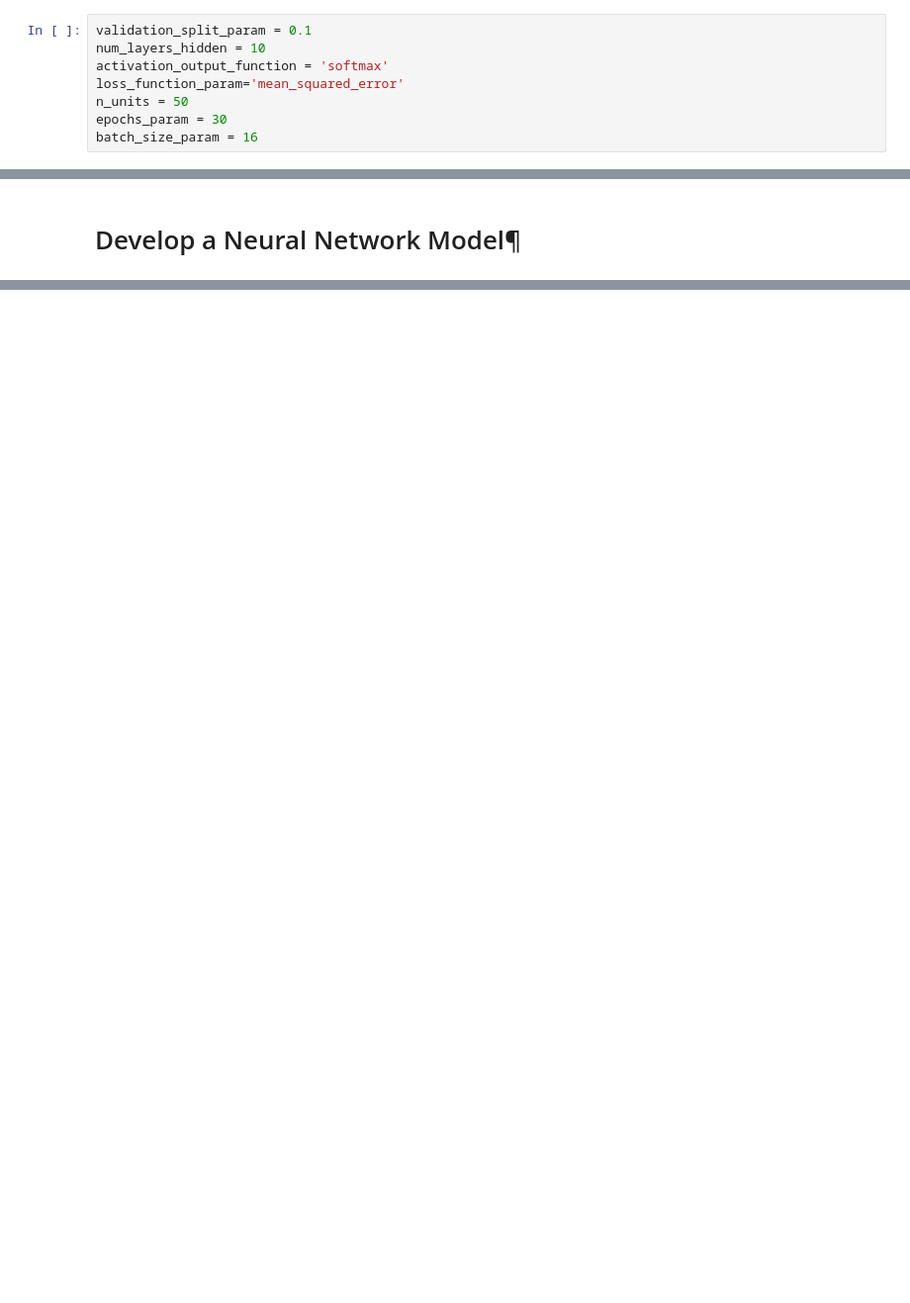
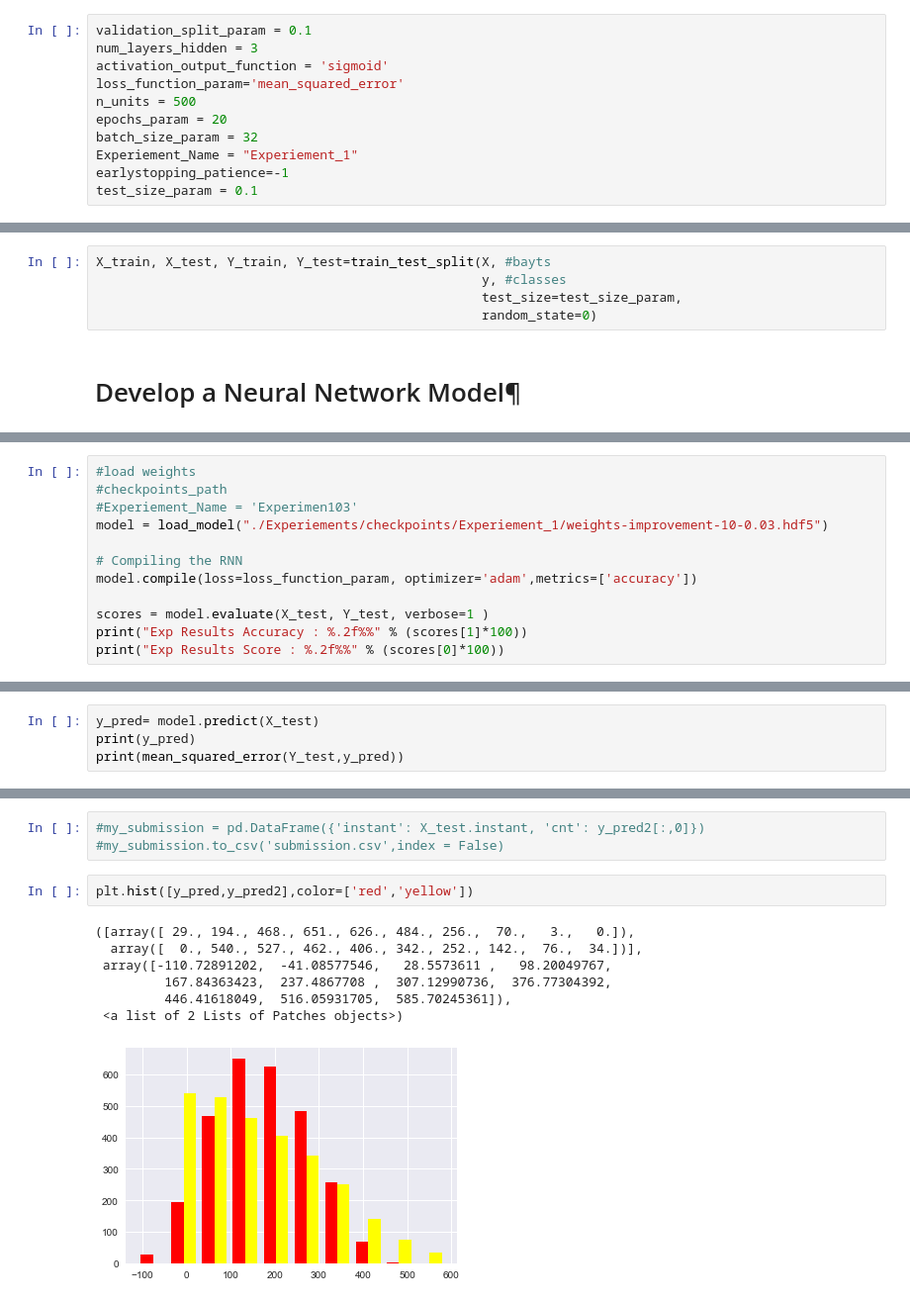
Before and after one commit to AliOsamaHassan/Regression-Models-on-Bike-dataset, a Jupyter notebook: train.ipynb, the cells around one changed output, grey strips where cells are left out. Shown at 99% size. Cells and saved outputs as stored; diff of their text form; blank space fills up the shorter version.

```diff
--- a/train.ipynb
+++ b/train.ipynb
@@ -290,9 +414,12 @@ IndexError: too many indices for array
 # Program Parameters
 # %%
 validation_split_param = 0.1
-num_layers_hidden = 10
-activation_output_function = 'softmax'
+num_layers_hidden = 3
+activation_output_function = 'sigmoid'
 loss_function_param='mean_squared_error'
-n_units = 50
-epochs_param = 30
-batch_size_param = 16
+n_units = 500
+epochs_param = 20
+batch_size_param = 32
+Experiement_Name = "Experiement_1"
+earlystopping_patience=-1
+test_size_param = 0.1
@@ -299,3 +442,8 @@ batch_size_param = 16
+# %%
+X_train, X_test, Y_train, Y_test=train_test_split(X, #bayts
+                                                  y, #classes
+                                                  test_size=test_size_param,
+                                                  random_state=0)
 # %% [markdown]
 # Develop a Neural Network Model¶
 # %%
@@ -408,0 +541,12 @@ for mean, stdev, param in zip(means, stds, params):
+# %%
+#load weights
+#checkpoints_path
+#Experiement_Name = 'Experimen103'
+model = load_model("./Experiements/checkpoints/Experiement_1/weights-improvement-10-0.03.hdf5")
+
+# Compiling the RNN
+model.compile(loss=loss_function_param, optimizer='adam',metrics=['accuracy'])
+
+scores = model.evaluate(X_test, Y_test, verbose=1 )
+print("Exp Results Accuracy : %.2f%%" % (scores[1]*100))
+print("Exp Results Score : %.2f%%" % (scores[0]*100))
@@ -408,0 +557,4 @@ for mean, stdev, param in zip(means, stds, params):
+# %%
+y_pred= model.predict(X_test)
+print(y_pred)
+print(mean_squared_error(Y_test,y_pred))
@@ -408,0 +570,13 @@ for mean, stdev, param in zip(means, stds, params):
+# %%
+#my_submission = pd.DataFrame({'instant': X_test.instant, 'cnt': y_pred2[:,0]})
+#my_submission.to_csv('submission.csv',index = False)
+# %%
+plt.hist([y_pred,y_pred2],color=['red','yellow'])
+# %% [output]
+([array([ 29., 194., 468., 651., 626., 484., 256.,  70.,   3.,   0.]),
+  array([  0., 540., 527., 462., 406., 342., 252., 142.,  76.,  34.])],
+ array([-110.72891202,  -41.08577546,   28.5573611 ,   98.20049767,
+         167.84363423,  237.4867708 ,  307.12990736,  376.77304392,
+         446.41618049,  516.05931705,  585.70245361]),
+ <a list of 2 Lists of Patches objects>)
+[figure, added]
```
Also changed, not shown: parts of 68 cells of this notebook.
